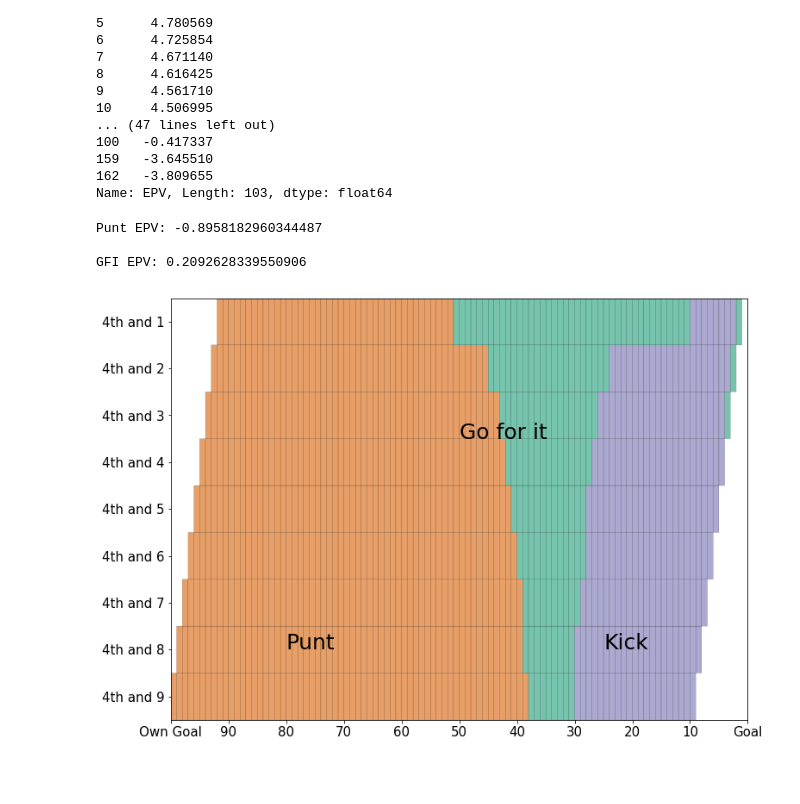
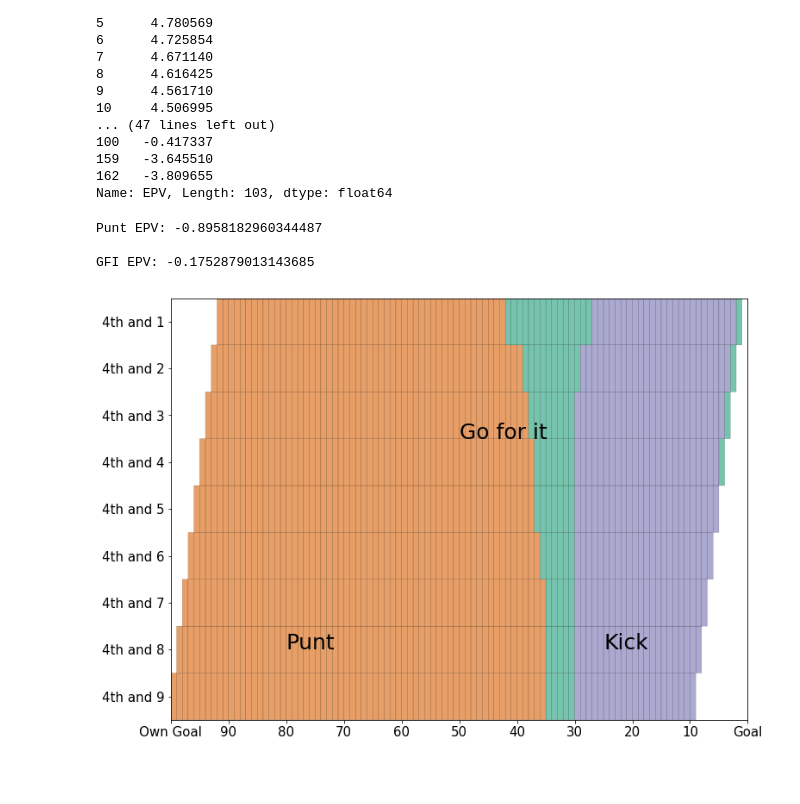
Before and after one commit to ntran16/CalFootball_4thDown, a Jupyter notebook: find_possession_value.ipynb, the cells around one changed output. Saved outputs shown, nothing was run; the diff lists cells and outputs as text; code cells hidden in the pictures.

```diff
--- a/find_possession_value.ipynb
+++ b/find_possession_value.ipynb
@@ -520,7 +520,7 @@ for yrdstogo in down_dist:
             decision, p_ev, go_ev = build_decision_maker(yrdline, yrdstogo,
                                             ekv, epv_model, exp_conv_pct_model, exp_net_punt_dist_model,
                                             exp_fg_prob_model, m_ekv, m_epv_model, m_exp_conv_pct_model,
-                                                         m_o_epv_model, 0.65)
+                                                         m_o_epv_model, 1)
             if yrdline== 30:
                 if yrdstogo == 5:
                     print("Punt EPV: " + str(p_ev))
@@ -549,35 +549,35 @@ for i in range(9):
 data = data[::-1,::-1]
 
 fig, ax = plt.subplots(figsize=(12, 9))
 
 ax.pcolor(
     data,
     vmin=1,
     vmax=8,
     edgecolors='k',
     linewidths=.2,
     cmap=plt.get_cmap('Dark2'),
     alpha=.6
 );
 ax.set_xticks([0, 10, 20, 30, 40, 50, 60, 70, 80, 90, 100])
 ax.set_xticklabels(['Own Goal', '90', '80', '70', '60', '50', '40', '30', '20', '10', 'Goal'])
 ax.set_yticks([
     yd - .5
     for yd in range(1, 10)
 ])
 ax.set_yticklabels([
     '4th and {}'.format(yd)
     for yd in range(9, 0, -1)
 ])
 ax.text(50, 6, 'Go for it', size=25)
 ax.text(20, 1.5, 'Punt', size=25)
 ax.text(75, 1.5, 'Kick', size=25)
 ax.tick_params(axis='both', which='major', labelsize=15);
 # %% [output]
 Punt EPV: -0.8958182960344487
 
-GFI EPV: 0.2092628339550906
+GFI EPV: -0.1752879013143685
-[figure, old version]
+[figure, new version]
 # %% [markdown]
 ###
 # %%
```
Also changed, not shown: parts of 5 cells of this notebook, 2 other files.
